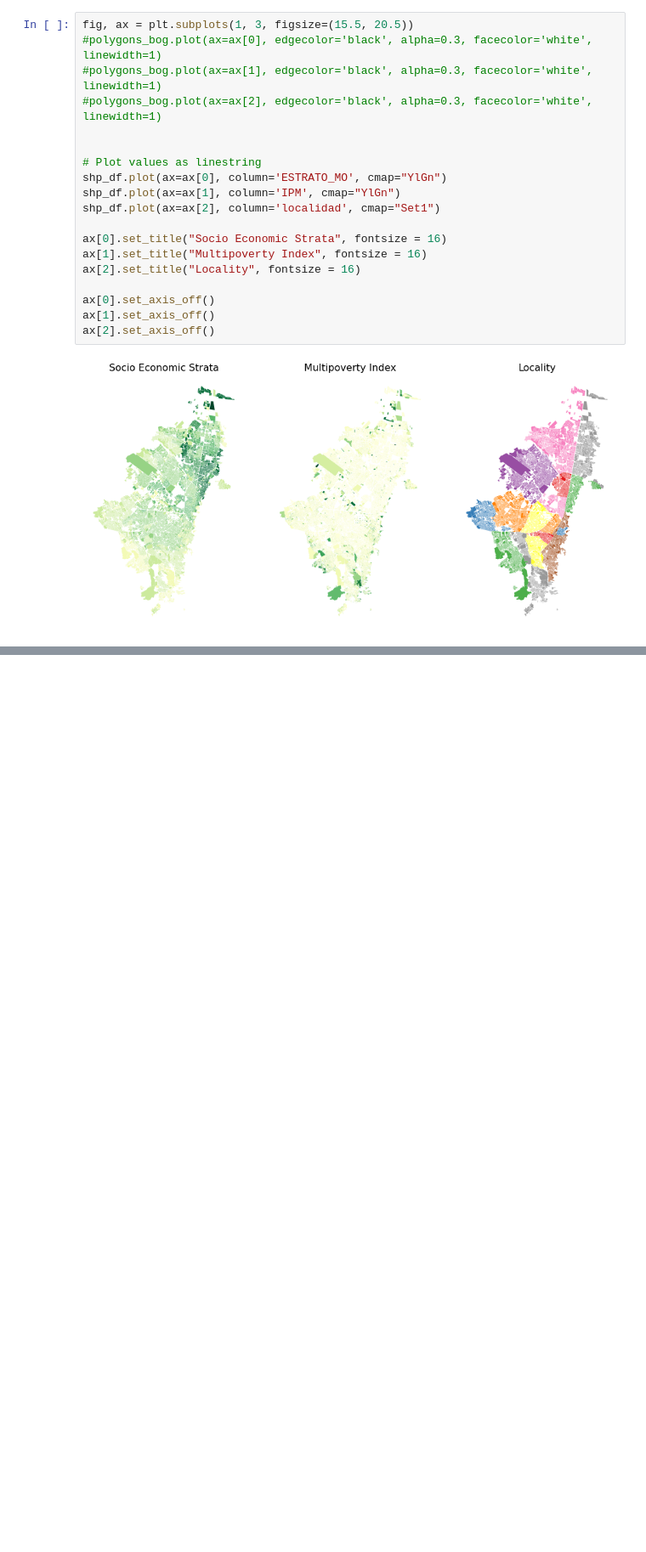
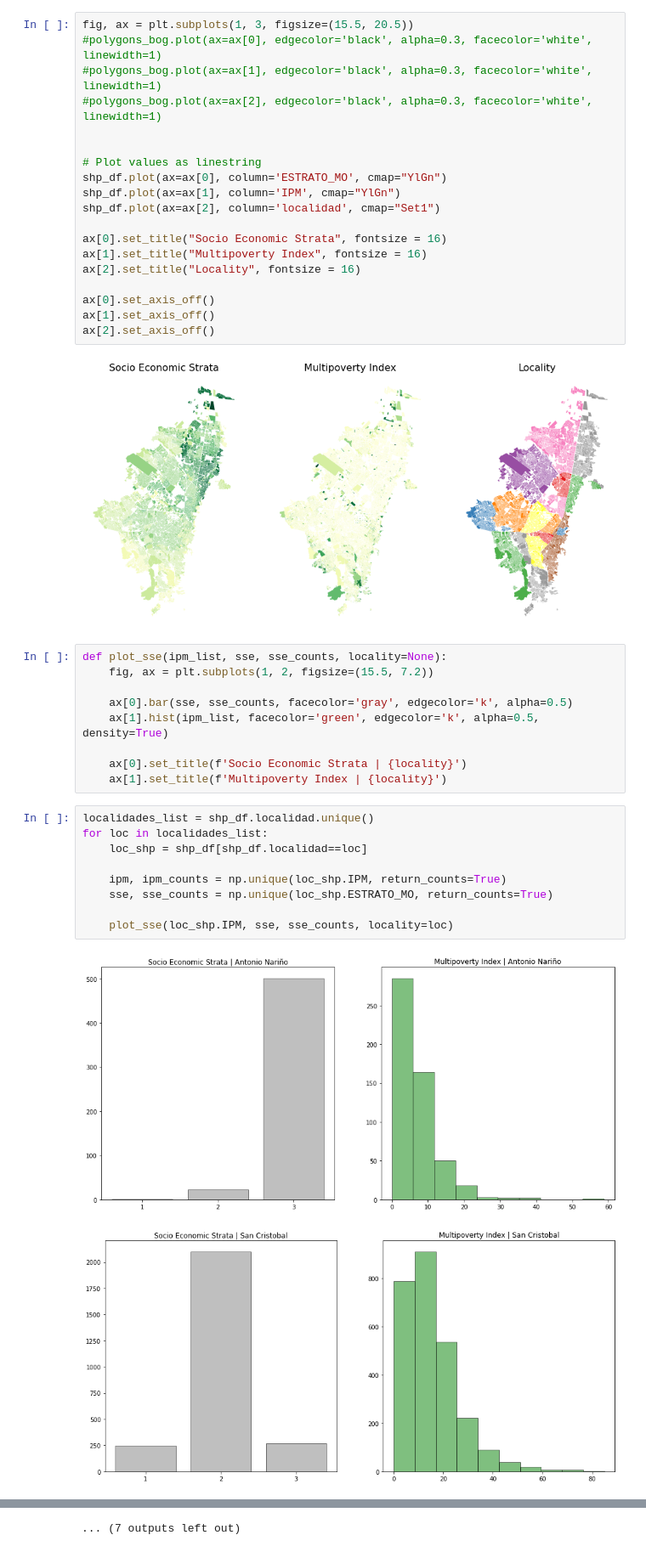
Before and after one commit to ChaosDonkey06/bogota_covid19_lockdowns, a Jupyter notebook: rt_perc_SSE.ipynb, the cells around one changed output, grey strips where cells are left out. Shown at 85% size. Drawn from its saved outputs; the diff is of its cells as text; blank space fills up the shorter version.

```diff
--- a/rt_perc_SSE.ipynb
+++ b/rt_perc_SSE.ipynb
@@ -120,3 +120,24 @@ ax[1].set_axis_off()
 ax[2].set_axis_off()
 # %% [output]
 [figure]
+# %%
+def plot_sse(ipm_list, sse, sse_counts, locality=None):
+    fig, ax = plt.subplots(1, 2, figsize=(15.5, 7.2))
+
+    ax[0].bar(sse, sse_counts, facecolor='gray', edgecolor='k', alpha=0.5)
+    ax[1].hist(ipm_list, facecolor='green', edgecolor='k', alpha=0.5, density=True)
+
+    ax[0].set_title(f'Socio Economic Strata | {locality}')
+    ax[1].set_title(f'Multipoverty Index | {locality}')
+# %%
+localidades_list = shp_df.localidad.unique()
+for loc in localidades_list:
+    loc_shp = shp_df[shp_df.localidad==loc]
+
+    ipm, ipm_counts = np.unique(loc_shp.IPM, return_counts=True)
+    sse, sse_counts = np.unique(loc_shp.ESTRATO_MO, return_counts=True)
+
+    plot_sse(loc_shp.IPM, sse, sse_counts, locality=loc)
+# %% [output]
+[figure, added]
+[figure, added]
@@ -122,0 +154 @@ ax[2].set_axis_off()
+... (7 outputs left out)
```
Also changed, not shown: parts of 2 cells of this notebook.
